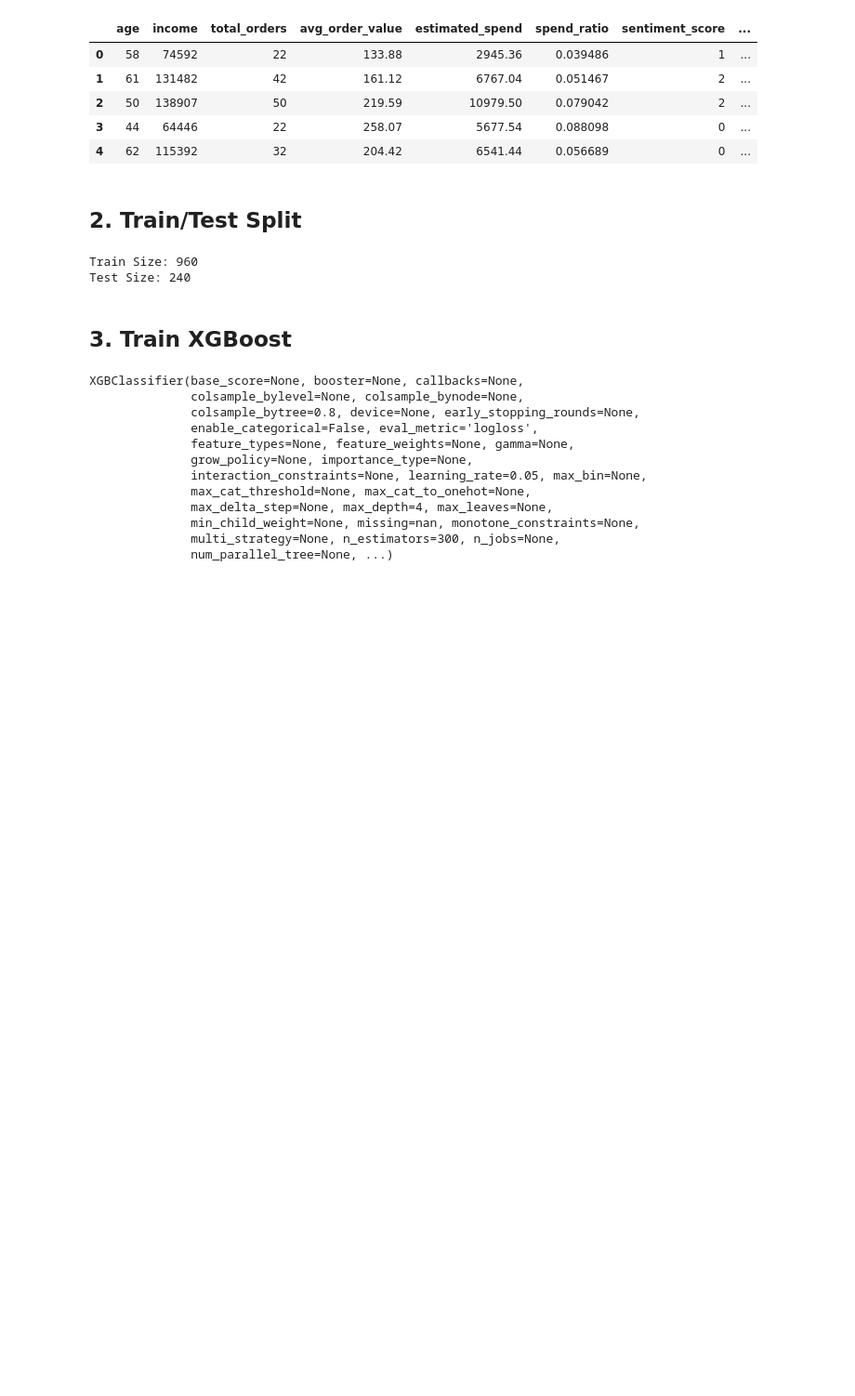
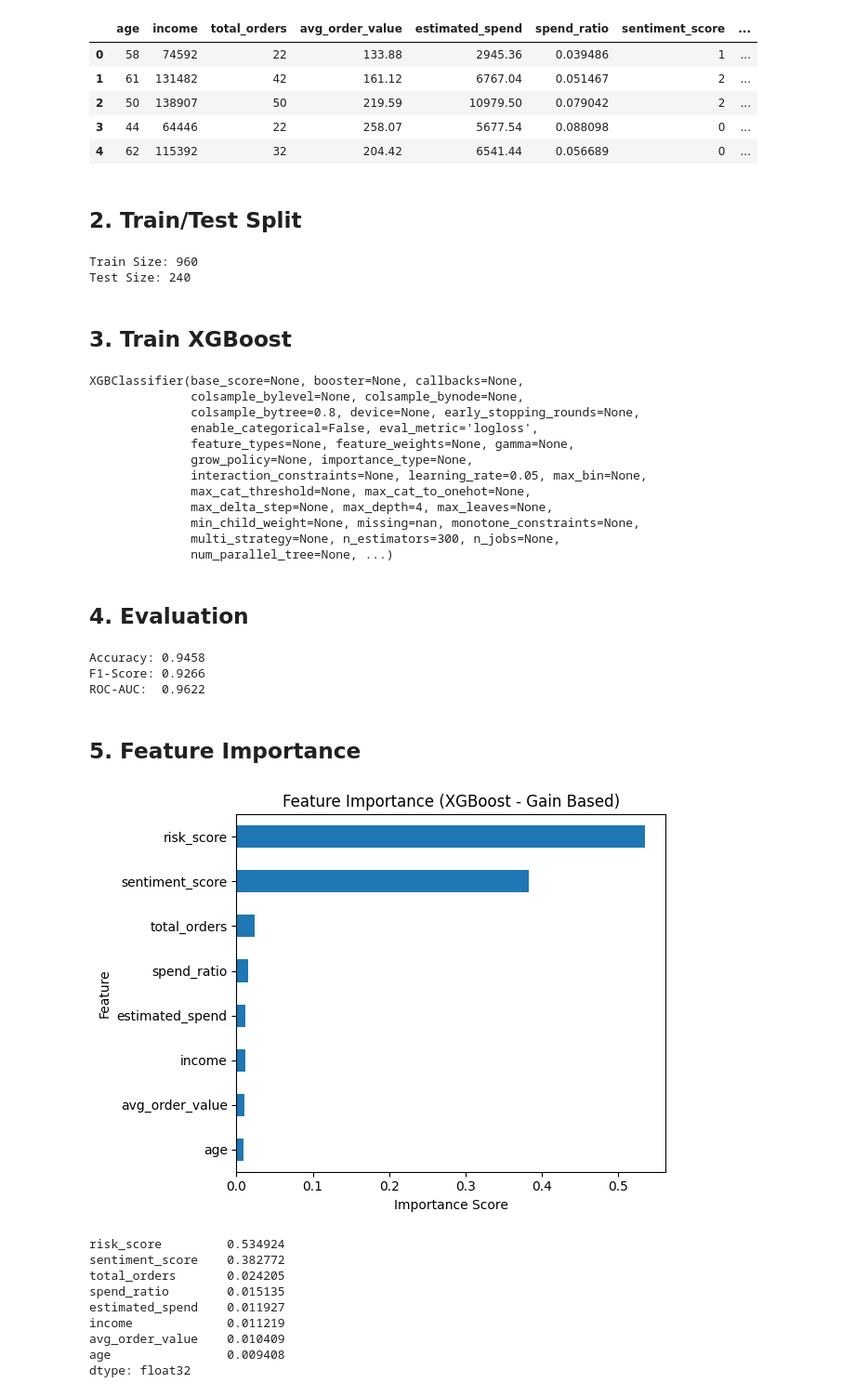
Before and after one commit to NGJIERU/WIE3007-GroupProject-Sem1-2025, a Jupyter notebook: notebooks/07_modeling_xgboost.ipynb, the cells around one changed output. Shown at 93% size. Cells and saved outputs as stored; diff of their text form; code cells hidden in the pictures; blank space fills up the shorter version.

Commit message:
Add evaluation and feature importance

```diff
--- a/notebooks/07_modeling_xgboost.ipynb
+++ b/notebooks/07_modeling_xgboost.ipynb
@@ -70,3 +70,54 @@ XGBClassifier(base_score=None, booster=None, callbacks=None,
               min_child_weight=None, missing=nan, monotone_constraints=None,
               multi_strategy=None, n_estimators=300, n_jobs=None,
               num_parallel_tree=None, ...)
+# %% [markdown]
+## 4. Evaluation
+# %%
+from sklearn.metrics import accuracy_score, f1_score, roc_auc_score
+
+y_pred = model.predict(X_test)
+y_prob = model.predict_proba(X_test)[:, 1]
+
+print(f"Accuracy: {accuracy_score(y_test, y_pred):.4f}")
+print(f"F1-Score: {f1_score(y_test, y_pred):.4f}")
+print(f"ROC-AUC:  {roc_auc_score(y_test, y_prob):.4f}")
+# %% [output]
+Accuracy: 0.9458
+F1-Score: 0.9266
+ROC-AUC:  0.9622
+# %% [markdown]
+## 5. Feature Importance
+# %%
+import pandas as pd
+import matplotlib.pyplot as plt
+
+# Extract gain-based feature importance from XGBoost
+xgb_importance = pd.Series(
+    model.feature_importances_,
+    index=X.columns
+).sort_values(ascending=False)
+
+# Display top 10 features
+top10 = xgb_importance.head(10)
+
+# Plot
+top10.sort_values().plot(kind="barh")
+plt.title("Feature Importance (XGBoost - Gain Based)")
+plt.xlabel("Importance Score")
+plt.ylabel("Feature")
+plt.tight_layout()
+plt.show()
+
+# Print values
+print(top10)
+# %% [output]
+[figure, added]
+risk_score         0.534924
+sentiment_score    0.382772
+total_orders       0.024205
+spend_ratio        0.015135
+estimated_spend    0.011927
+income             0.011219
+avg_order_value    0.010409
+age                0.009408
+dtype: float32
```
